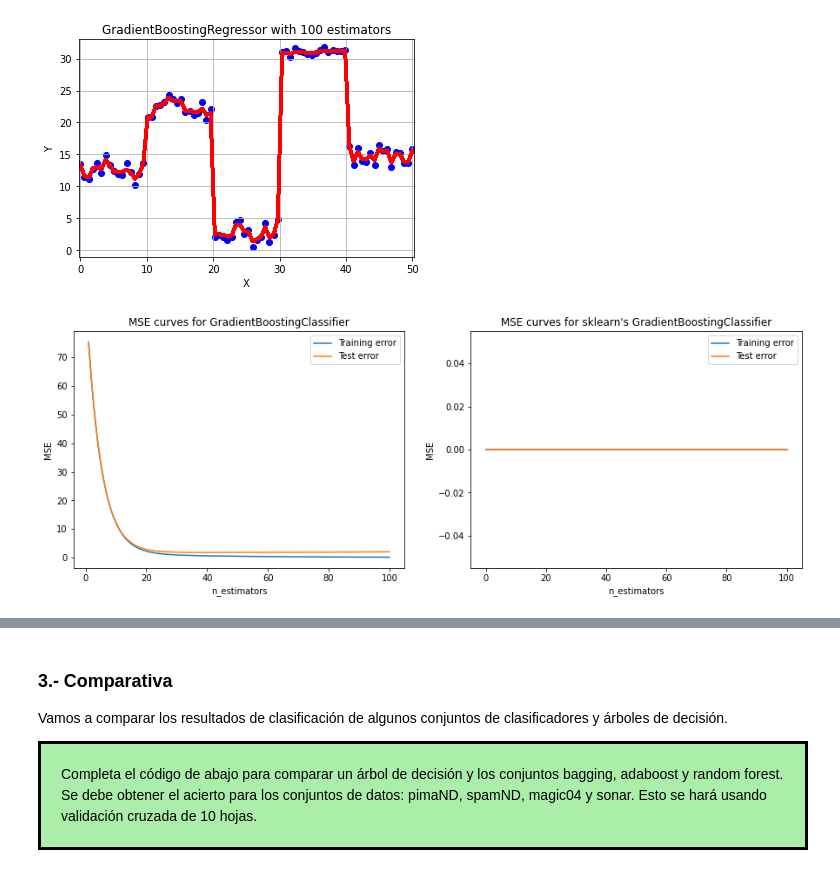
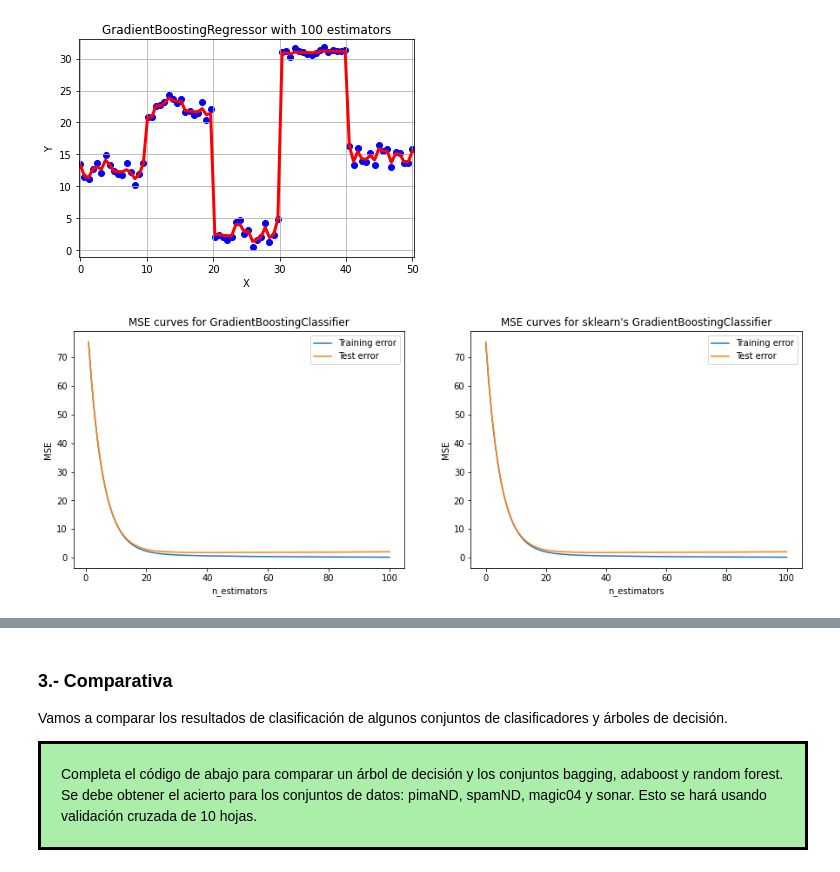
Before and after one commit to fjsaezm/mcd-maaa, a Jupyter notebook: P2/GradientBoosting.ipynb, the cells around one changed output, grey strips where cells are left out. Cells and saved outputs as stored; diff of their text form; code cells hidden in the pictures.

```diff
--- a/P2/GradientBoosting.ipynb
+++ b/P2/GradientBoosting.ipynb
@@ -159,7 +159,7 @@ class GradientBoosting(BaseEstimator):
                     'n_estimators can\'t be greater than the number of estimators used in prediction')
 
         predictions = np.array([tree.predict(X) for tree in self._estimators[:n_estimators]])
-        return self.eta * predictions.sum(axis=0) + self._F0
+        return self._F0 + self.eta * predictions.sum(axis=0)
 
     @abstractmethod
     def score(self, X, y):
@@ -306,7 +306,7 @@ for n_estimators in [1, 3, 5, 10, 20, 50, 101]:
 # Problem data for regression:
 np.random.seed(123)
 n = 100
-Xtrain_reg, ytrain_reg, Xtest_reg, ytest_reg = createRegressionDataSet(n)
-plotRegressionData(Xtrain_reg, ytrain_reg, 'Dataset used for regression')
+Xtrain_reg, ytrain_reg, Xtest_reg, ytest_reg = utils.createRegressionDataSet(n)
+utils.plotRegressionData(Xtrain_reg, ytrain_reg, 'Dataset used for regression')
 # %% [output]
 [figure]
@@ -330,33 +349,33 @@ fig, axs = plt.subplots(1, 2, figsize=(15, 5))
 gb = GradientBoostingRegressor()
 gb.fit(Xtrain_reg, ytrain_reg)
 acc_train = [ gb.score(ytrain_reg, gb.predict_with_fewer_estimators(Xtrain_reg, n_est))
                 for n_est in range(1, gb.n_estimators)]
 acc_test = [ gb.score(ytest_reg, gb.predict_with_fewer_estimators(Xtest_reg, n_est))
                 for n_est in range(1, gb.n_estimators)]
 xs = np.arange(1, gb.n_estimators)
 axs[0].plot(xs, acc_train, label = "Training error")
 axs[0].plot(xs, acc_test, label = "Test error")
 axs[0].legend()
 axs[0].set_title("MSE curves for GradientBoostingClassifier")
 axs[0].set_xlabel("n_estimators")
 axs[0].set_ylabel("MSE")
 
 gb_sklearn = GBRegressor_Sklearn(n_estimators=101)
 ytrain_shaped, ytest_shaped = np.ravel(ytrain_reg), np.ravel(ytest_reg)
 
 gb_sklearn.fit(Xtrain_reg, ytrain_shaped)
-acc_train_sk = [np.mean(predictions == ytrain_shaped)
+acc_train_sk = [np.mean((ytrain_shaped - predictions) ** 2)
                 for predictions in gb_sklearn.staged_predict(Xtrain_reg)]
-acc_test_sk = [np.mean(predictions == ytest_shaped)
+acc_test_sk = [np.mean((ytest_shaped - predictions) ** 2)
                for predictions in gb_sklearn.staged_predict(Xtest_reg)]
 xs = np.arange(gb.n_estimators)
 axs[1].plot(xs, acc_train_sk, label = "Training error")
 axs[1].plot(xs, acc_test_sk, label = "Test error")
 axs[1].legend()
 axs[1].set_title("MSE curves for sklearn's GradientBoostingClassifier")
 axs[1].set_xlabel("n_estimators")
 axs[1].set_ylabel("MSE")
 
 plt.show()
 # %% [output]
-[figure, old version]
+[figure, new version]
```
Also changed, not shown: parts of 25 cells of this notebook, 1 other file.
